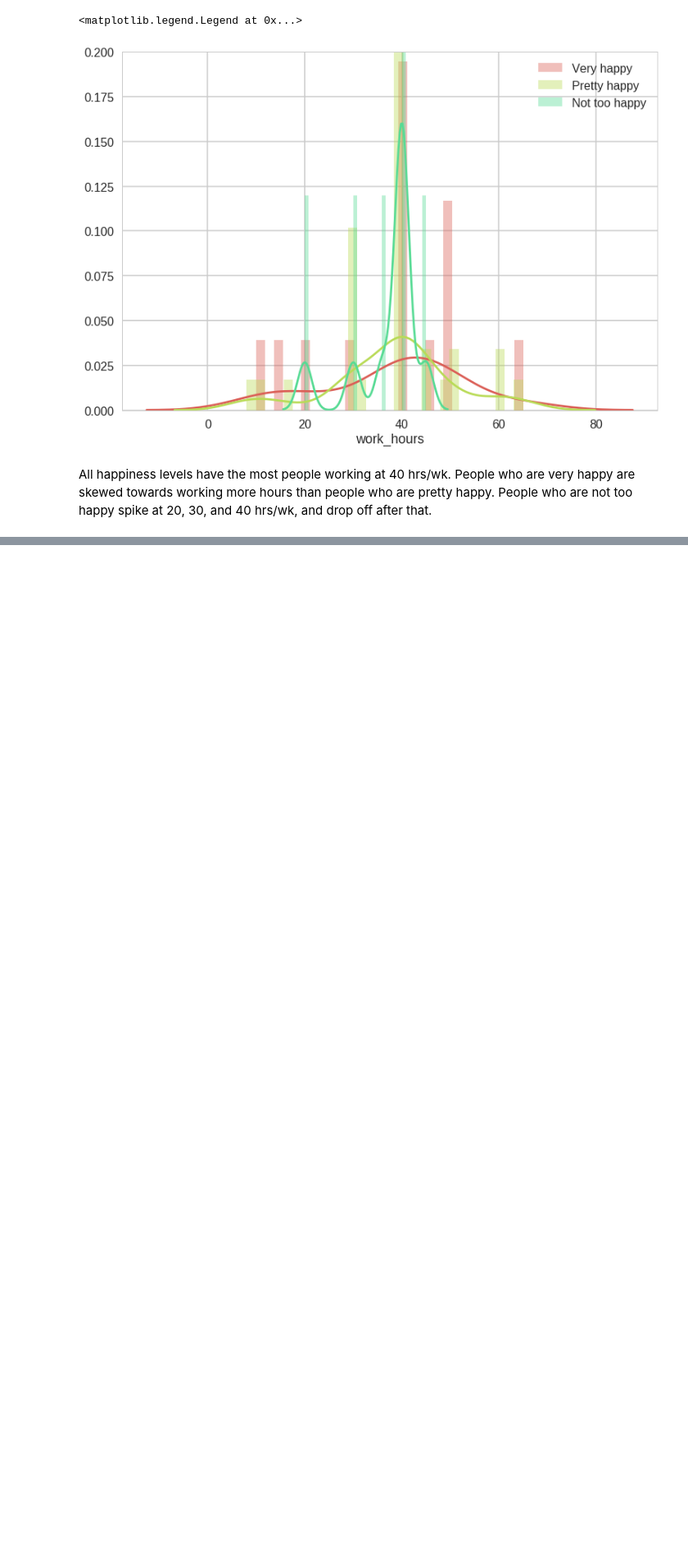
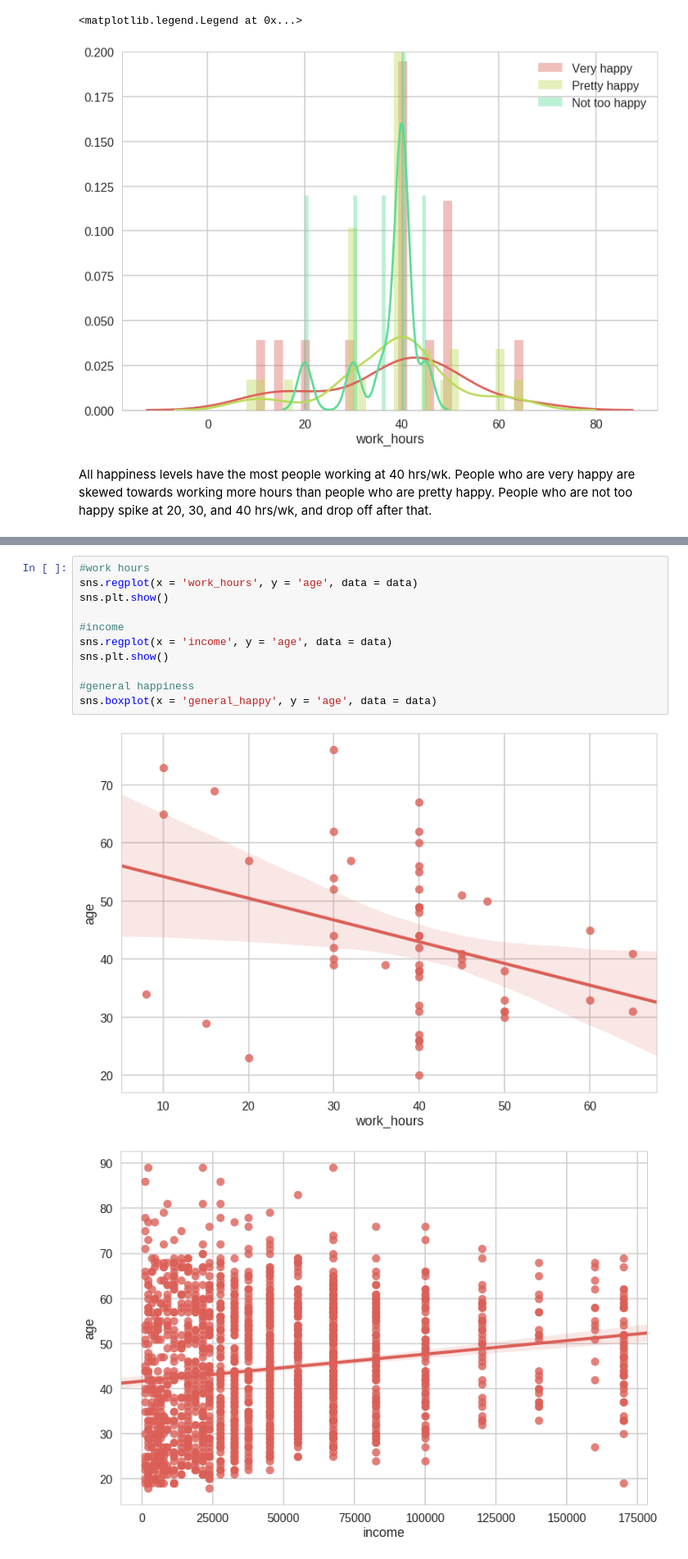
Before and after one commit to ContextLab/storytelling-with-data, a Jupyter notebook: data-stories/happiness/happiness-and-work.ipynb, the cells around one changed output, grey strips where cells are left out. Shown at 82% size. Saved outputs shown, nothing was run; the diff lists cells and outputs as text; blank space fills up the shorter version.

```diff
--- a/data-stories/happiness/happiness-and-work.ipynb
+++ b/data-stories/happiness/happiness-and-work.ipynb
@@ -112,0 +133,14 @@ People who are younger work more hours.
+# %%
+#work hours
+sns.regplot(x = 'work_hours', y = 'age', data = data)
+sns.plt.show()
+
+#income
+sns.regplot(x = 'income', y = 'age', data = data)
+sns.plt.show()
+
+#general happiness
+sns.boxplot(x = 'general_happy', y = 'age', data = data)
+# %% [output]
+[figure, added]
+[figure, added]
```
Also changed, not shown: parts of 18 cells of this notebook.
